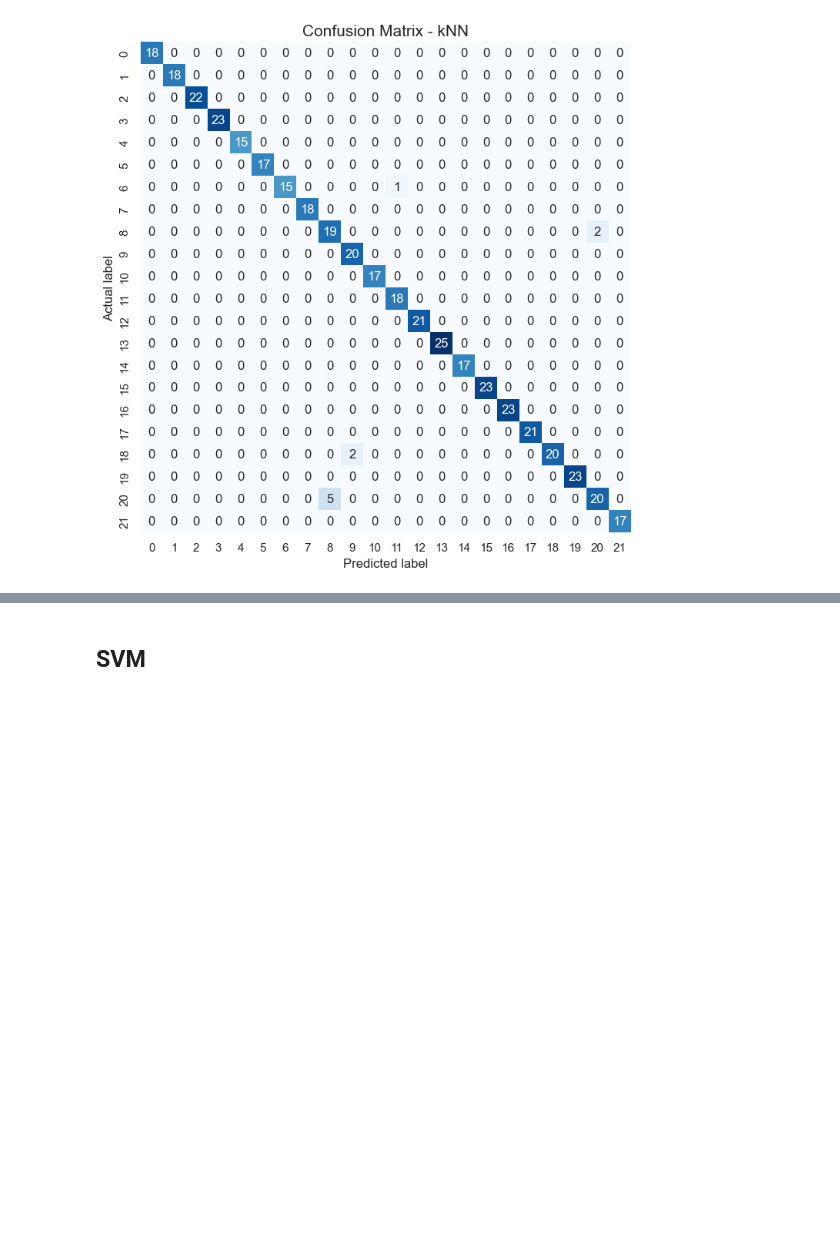
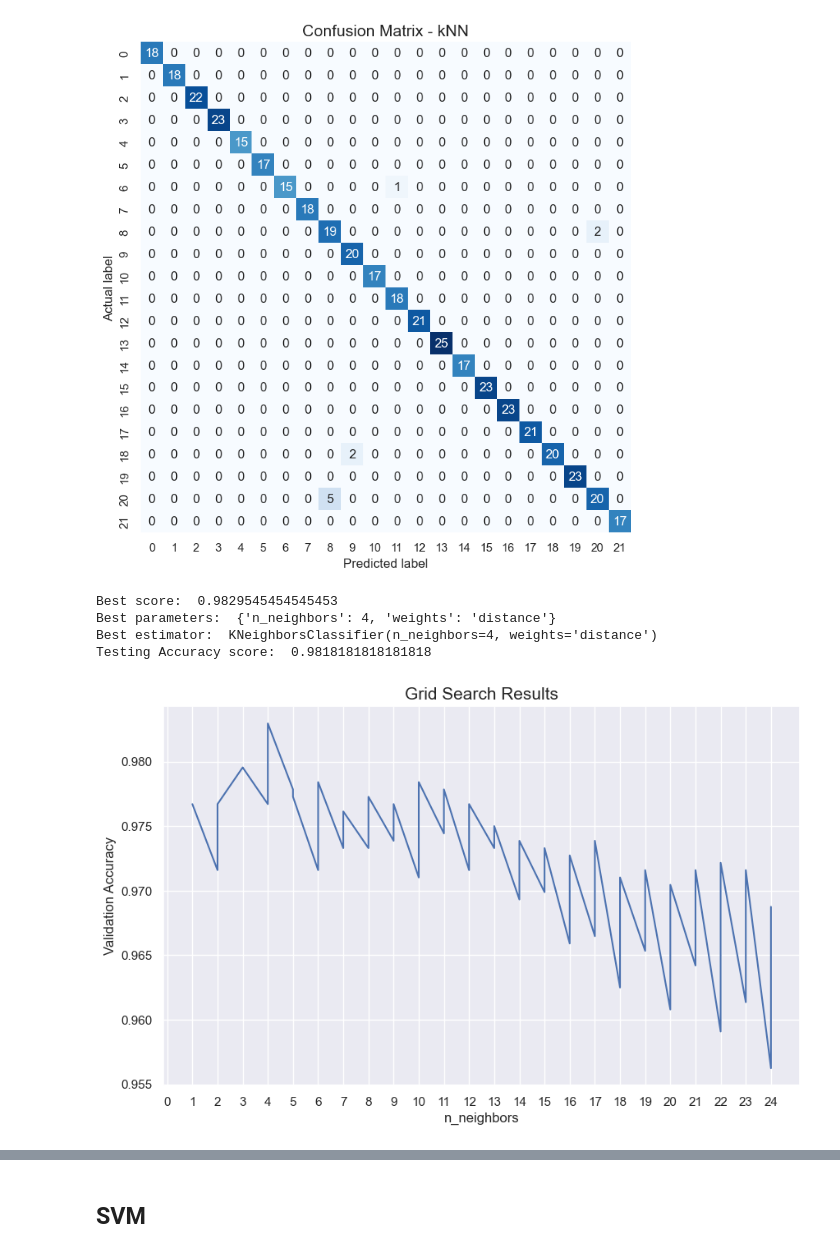
Before and after one commit to bonaventurabs/soil-based-plant-recommendations, a Jupyter notebook: notebooks/data1-script.ipynb, the cells around one changed output, grey strips where cells are left out. Saved outputs shown, nothing was run; the diff lists cells and outputs as text; code cells hidden in the pictures; blank space fills up the shorter version.

```diff
--- a/notebooks/data1-script.ipynb
+++ b/notebooks/data1-script.ipynb
@@ -414,11 +414,28 @@ weighted avg       0.98      0.98      0.98       440
 # %%
 # knn model with grid search and cross validation
 from sklearn.model_selection import GridSearchCV
 
 knn = KNeighborsClassifier()
-param_grid = {'n_neighbors': np.arange(1, 25)}
+param_grid = {'n_neighbors': np.arange(1, 25), 'weights': ['uniform', 'distance']}
+# param_grid = {'n_neighbors': np.arange(1, 25), 'weights': ['uniform', 'distance'], 'metric': ['euclidean', 'manhattan','minkowski']}
 knn_cv = GridSearchCV(knn, param_grid, cv=5)
 knn_cv.fit(X_train, y_train)
 print('Best score: ', knn_cv.best_score_)
 print('Best parameters: ', knn_cv.best_params_)
 print('Best estimator: ', knn_cv.best_estimator_)
+print('Testing Accuracy score: ', accuracy_score(y_test, knn_cv.predict(X_test)))
+
+# plot grid search results
+plt.figure(figsize=(10, 6))
+plt.plot(knn_cv.cv_results_["param_n_neighbors"], knn_cv.cv_results_["mean_test_score"])
+plt.xlabel("n_neighbors")
+plt.ylabel("Validation Accuracy")
+plt.title("Grid Search Results", size=15)
+plt.xticks(np.arange(0, 25, step=1))
+plt.show()
+# %% [output]
+Best score:  0.9829545454545453
+Best parameters:  {'n_neighbors': 4, 'weights': 'distance'}
+Best estimator:  KNeighborsClassifier(n_neighbors=4, weights='distance')
+Testing Accuracy score:  0.9818181818181818
+[figure, added]
```
Also changed, not shown: parts of 6 cells of this notebook, 1 other file.
